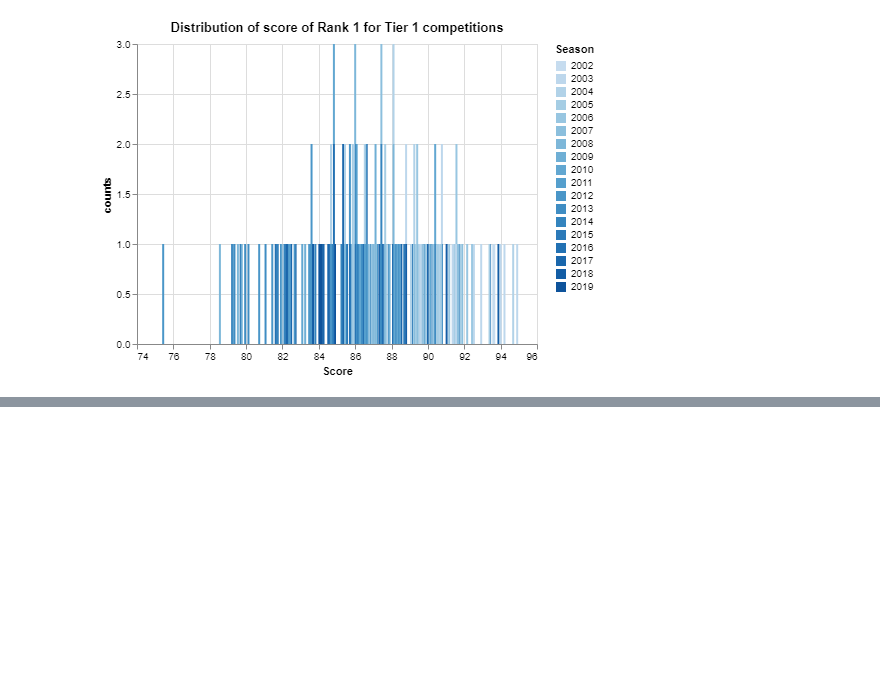
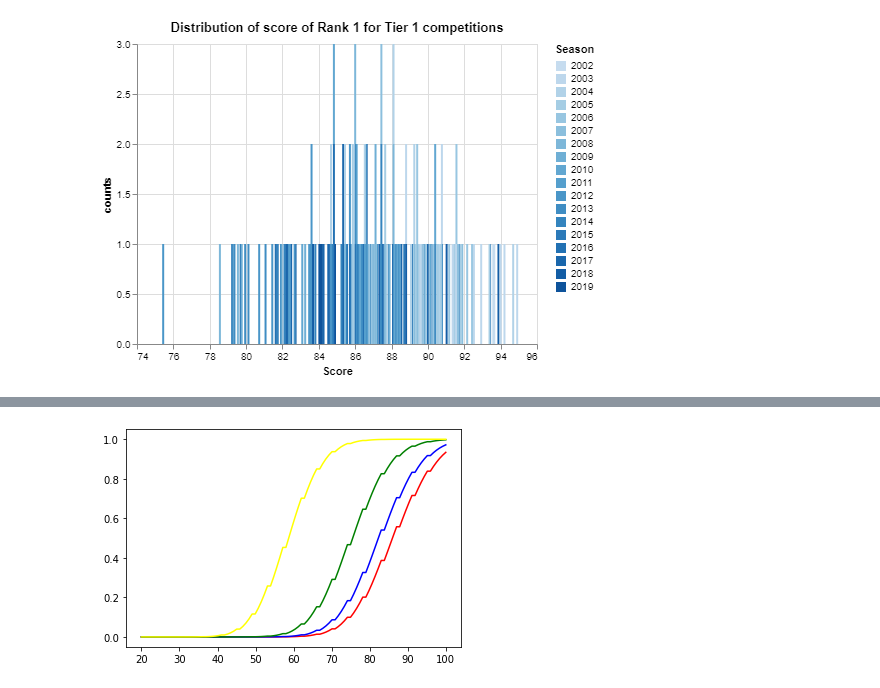
Before and after one commit to saurav193/Athlete_Rating, a Jupyter notebook: notebooks/wrangling.ipynb, the cells around one changed output, grey strips where cells are left out. Saved outputs shown, nothing was run; the diff lists cells and outputs as text; code cells hidden in the pictures; blank space fills up the shorter version.

```diff
--- a/notebooks/wrangling.ipynb
+++ b/notebooks/wrangling.ipynb
@@ -296,0 +351,15 @@ tier1_df_M.loc[tier1_df_M['Season_Comp'] == '2010-World Cup 3', :].sort_values('
+# %%
+# Plotting cdf for Poisson dist
+rank = [1,3,10,15]
+c = ["red", "blue", "green", "yellow"]
+
+for i, j in zip(rank, c):
+    tier1_mean = tier1_df_M[tier1_df_M['Finish_Rank'] == i].loc[:, 'Score_Metric'].mean()
+    tier1_std = tier1_df_M[tier1_df_M['Finish_Rank'] == i].loc[:, 'Score_Metric'].std()
+
+    x = np.linspace(20, 100, 100)
+    plt.plot(x, poisson.cdf(x, mu = tier1_mean), c = j)
+
+plt.show()
+# %% [output]
+[figure, added]
```
Also changed, not shown: parts of 15 cells of this notebook, 1 other file.
